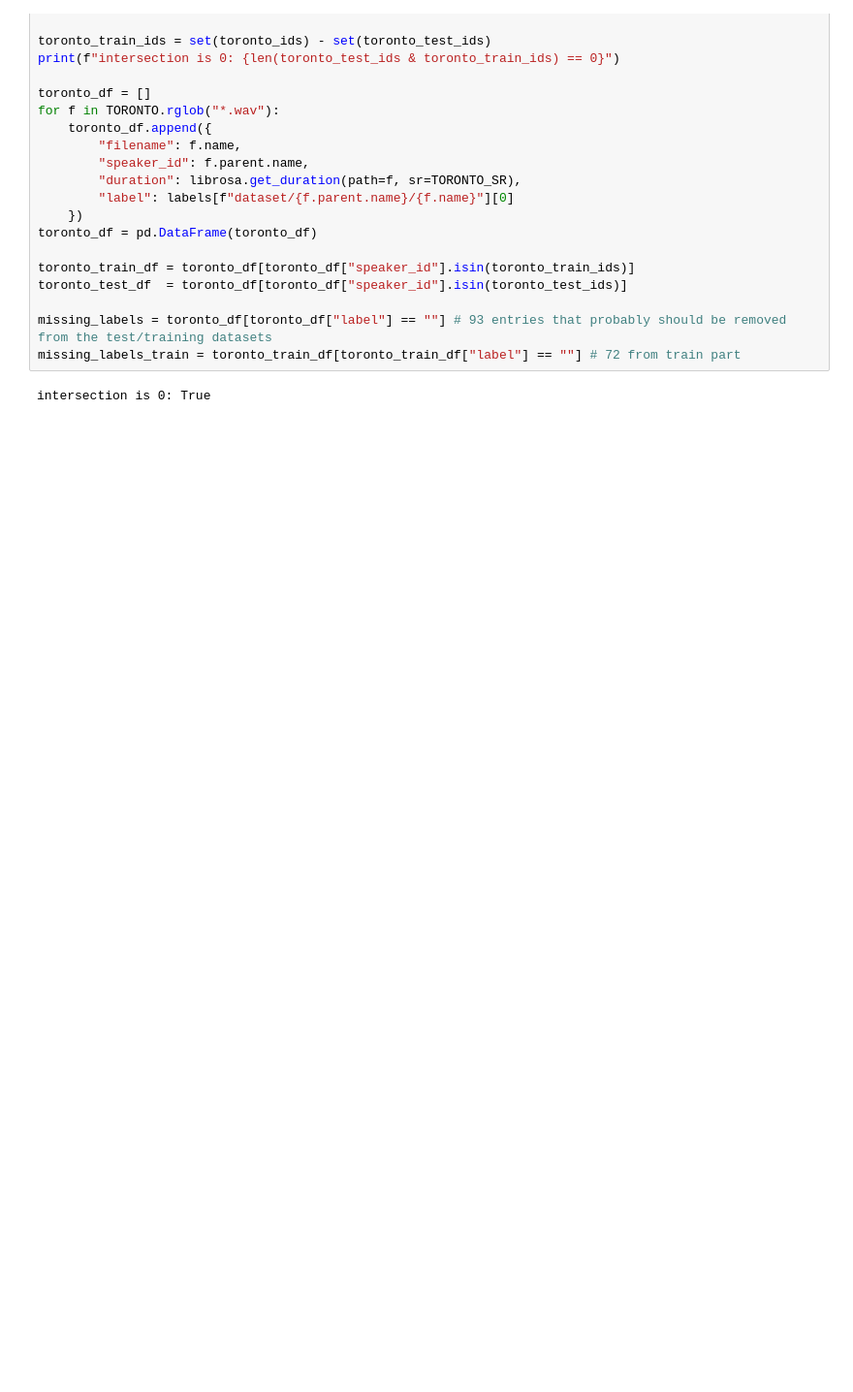
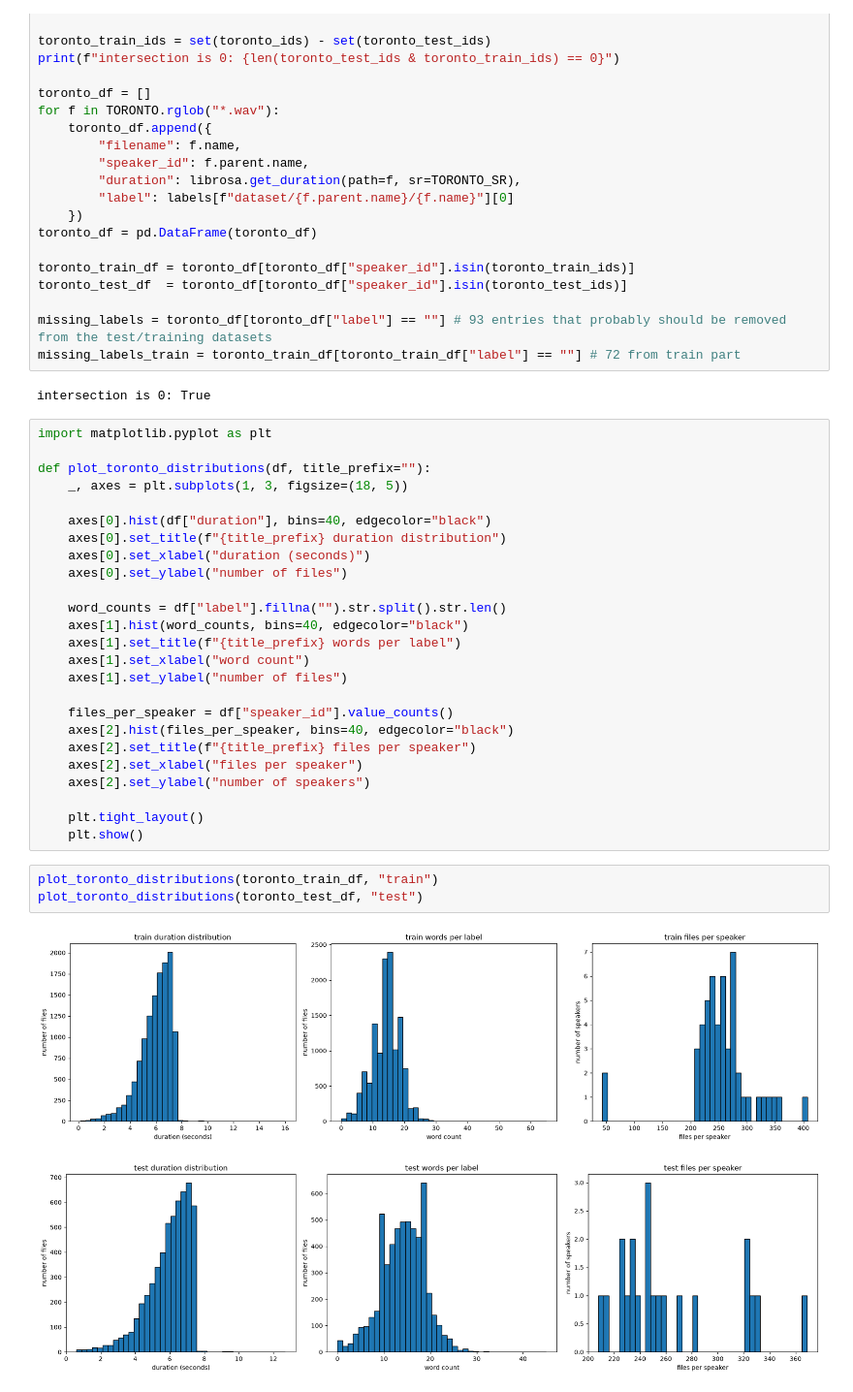
Before and after one commit to ALEGATOR1209/kse-deep-audio-lab3, a Jupyter notebook: lab3.ipynb, the cells around one changed output. Shown at 97% size. Saved outputs shown, nothing was run; the diff lists cells and outputs as text; blank space fills up the shorter version.

Commit message:
train val split

```diff
--- a/lab3.ipynb
+++ b/lab3.ipynb
@@ -74,3 +74,34 @@ missing_labels = toronto_df[toronto_df["label"] == ""] # 93 entries that probabl
 missing_labels_train = toronto_train_df[toronto_train_df["label"] == ""] # 72 from train part
 # %% [output]
 intersection is 0: True
+# %%
+import matplotlib.pyplot as plt
+
+def plot_toronto_distributions(df, title_prefix=""):
+    _, axes = plt.subplots(1, 3, figsize=(18, 5))
+
+    axes[0].hist(df["duration"], bins=40, edgecolor="black")
+    axes[0].set_title(f"{title_prefix} duration distribution")
+    axes[0].set_xlabel("duration (seconds)")
+    axes[0].set_ylabel("number of files")
+
+    word_counts = df["label"].fillna("").str.split().str.len()
+    axes[1].hist(word_counts, bins=40, edgecolor="black")
+    axes[1].set_title(f"{title_prefix} words per label")
+    axes[1].set_xlabel("word count")
+    axes[1].set_ylabel("number of files")
+
+    files_per_speaker = df["speaker_id"].value_counts()
+    axes[2].hist(files_per_speaker, bins=40, edgecolor="black")
+    axes[2].set_title(f"{title_prefix} files per speaker")
+    axes[2].set_xlabel("files per speaker")
+    axes[2].set_ylabel("number of speakers")
+
+    plt.tight_layout()
+    plt.show()
+# %%
+plot_toronto_distributions(toronto_train_df, "train")
+plot_toronto_distributions(toronto_test_df, "test")
+# %% [output]
+[figure, added]
+[figure, added]
```
Also changed, not shown: parts of 6 cells of this notebook, 4 other files.
